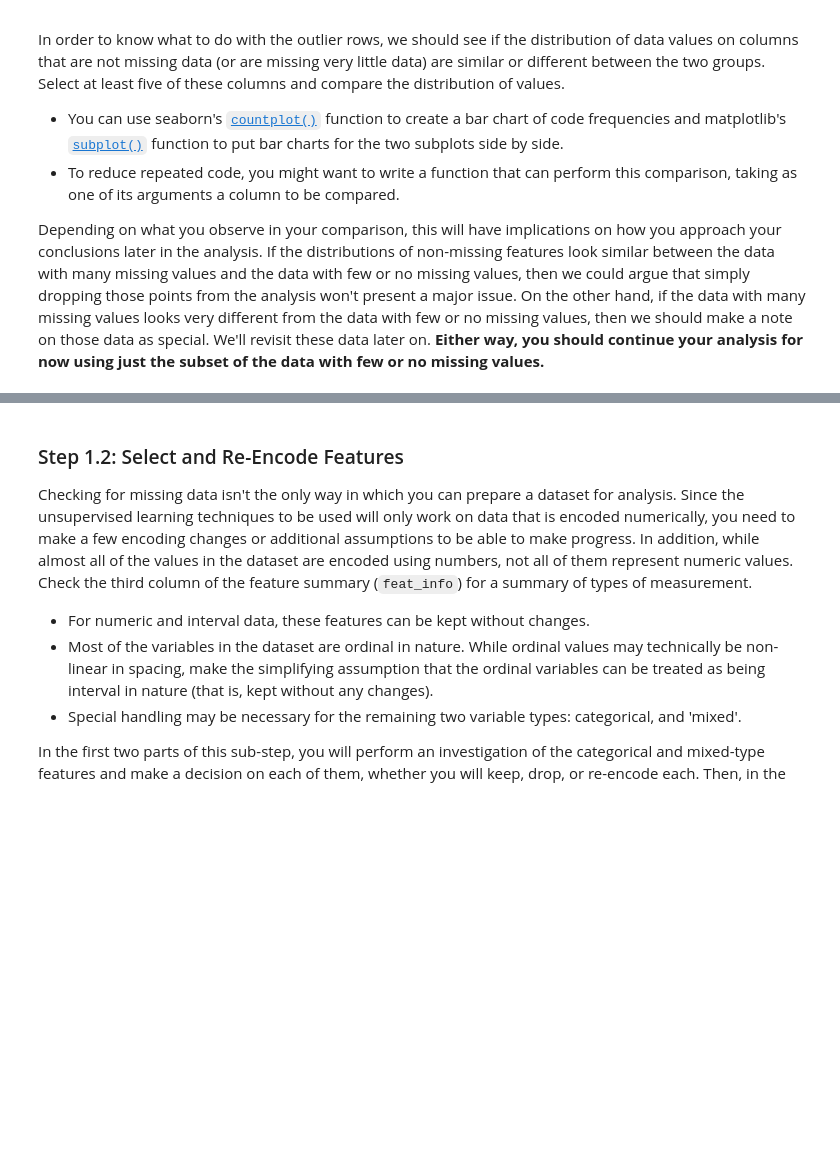
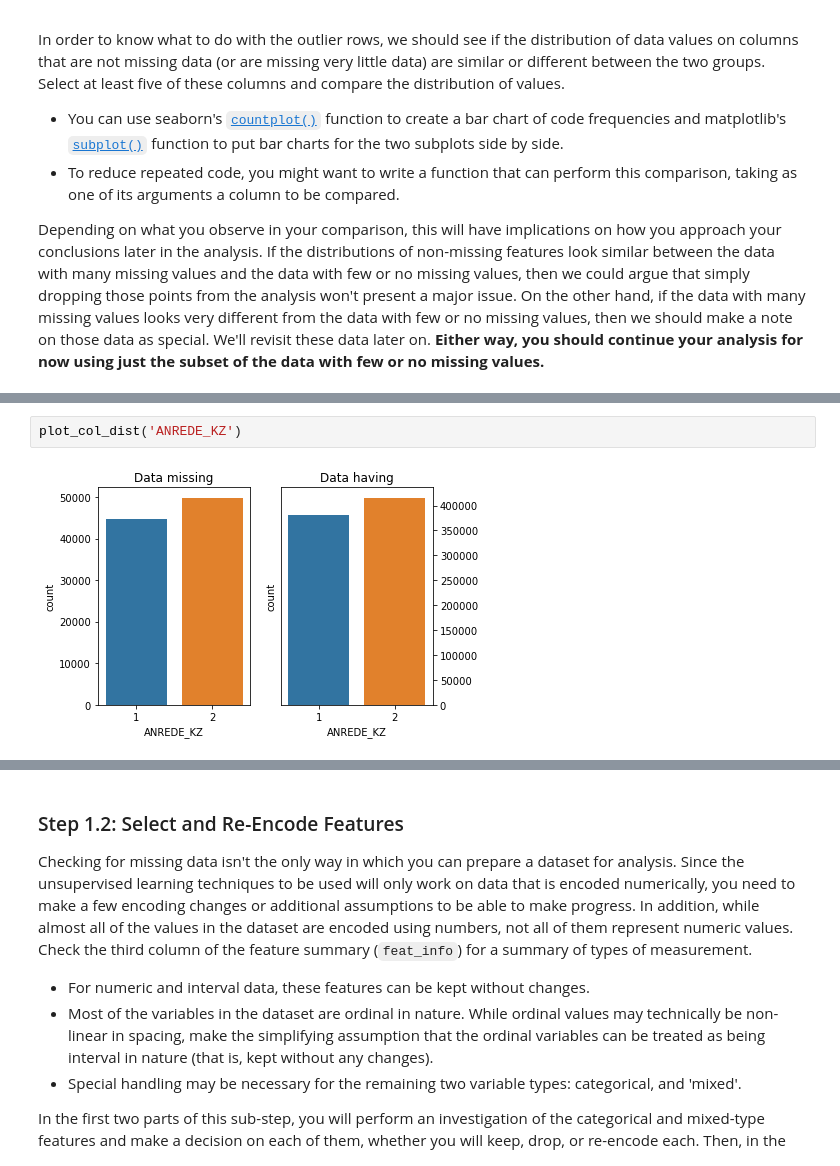
Before and after one commit to sinthaswe/identify-cust-segments, a Jupyter notebook: Identify_Customer_Segments.ipynb, the cells around one changed output, grey strips where cells are left out. Drawn from its saved outputs; the diff is of its cells as text; blank space fills up the shorter version.

```diff
--- a/Identify_Customer_Segments.ipynb
+++ b/Identify_Customer_Segments.ipynb
@@ -367,0 +411,4 @@ Depending on what you observe in your comparison, this will have implications on
+# %%
+plot_col_dist('ANREDE_KZ')
+# %% [output]
+[figure, added]
```
Also changed, not shown: parts of 40 cells of this notebook.
